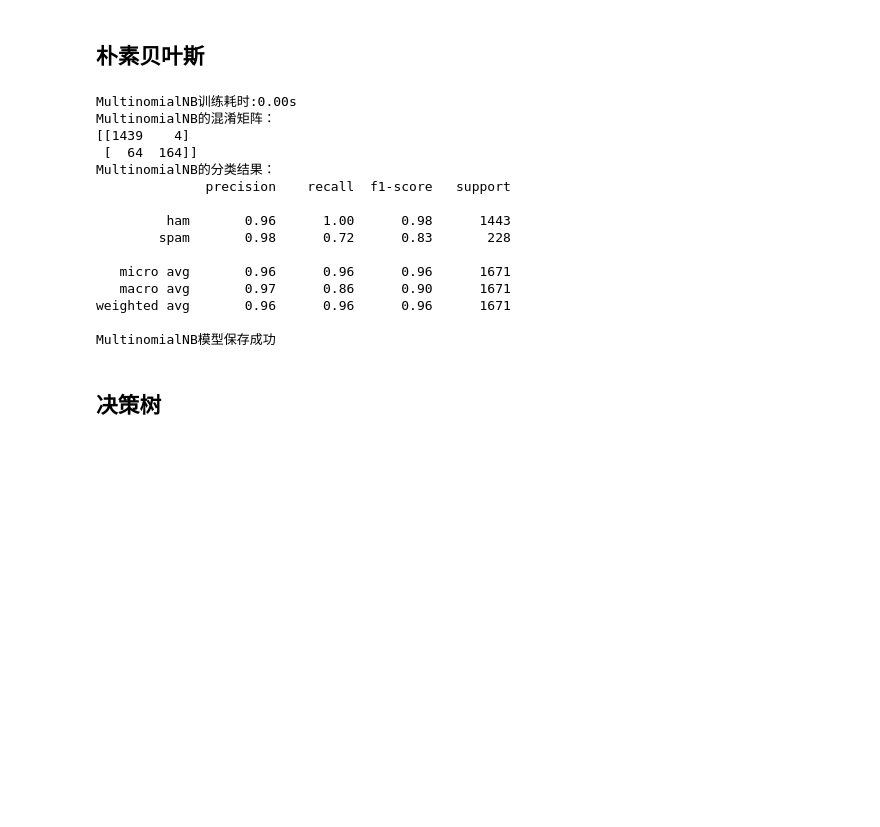
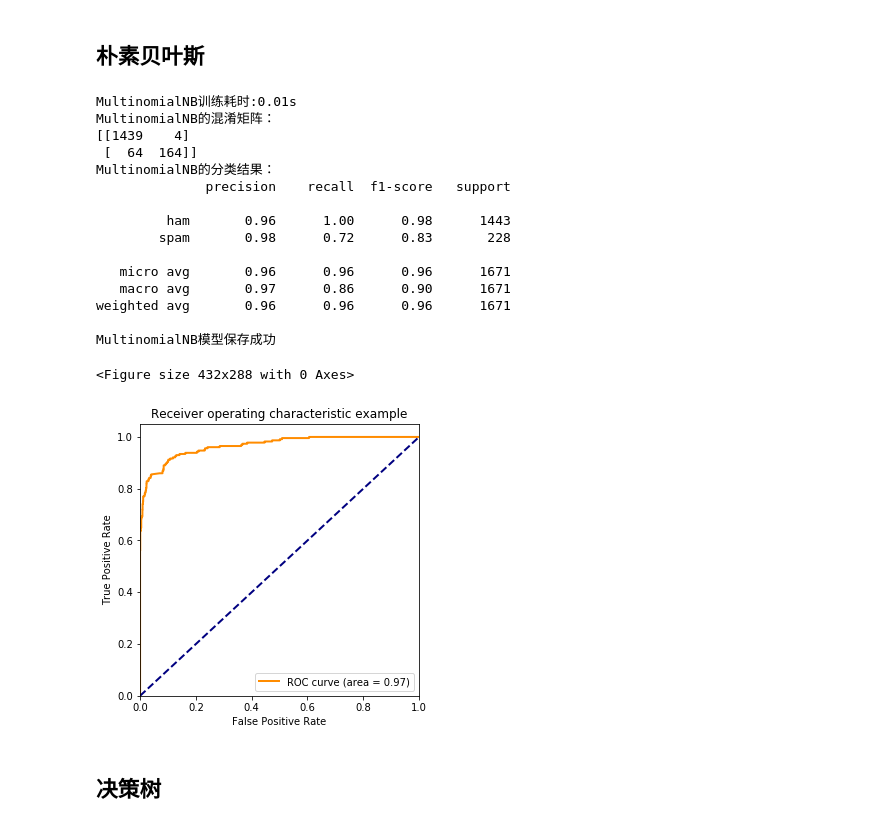
Before and after one commit to HesseSummer/junkMailDetect, a Jupyter notebook: 代码/bag of words + 机器学习.ipynb, the cells around one changed output. Drawn from its saved outputs; the diff is of its cells as text; code cells hidden in the pictures; blank space fills up the shorter version.

```diff
--- a/代码/bag of words + 机器学习.ipynb
+++ b/代码/bag of words + 机器学习.ipynb
@@ -183,31 +227,35 @@ def show_model(y_test, y_pred, name):
 # %%
 """训练"""
 start = time.perf_counter()
 clf = MultinomialNB().fit(x_train, y_train)
 elapsed = (time.perf_counter() - start)
 print("MultinomialNB训练耗时:{:.2f}s".format(elapsed))
 """预测"""
 y_nb_pred = clf.predict(x_test)
 """结果显示"""
 show_model(y_test, y_nb_pred, "MultinomialNB")
 """保存模型"""
 save_model(clf, "MultinomialNB")
+
+print_AUC(clf,x_test,y_test)
 # %% [output]
-MultinomialNB训练耗时:0.00s
+MultinomialNB训练耗时:0.01s
 MultinomialNB的混淆矩阵：
 [[1439    4]
  [  64  164]]
 MultinomialNB的分类结果：
               precision    recall  f1-score   support
 
          ham       0.96      1.00      0.98      1443
         spam       0.98      0.72      0.83       228
 
    micro avg       0.96      0.96      0.96      1671
    macro avg       0.97      0.86      0.90      1671
 weighted avg       0.96      0.96      0.96      1671
 
 MultinomialNB模型保存成功
+<Figure size 432x288 with 0 Axes>
+[figure, added]
 # %% [markdown]
 ## 决策树
 # %%
```
Also changed, not shown: parts of 9 cells of this notebook.
